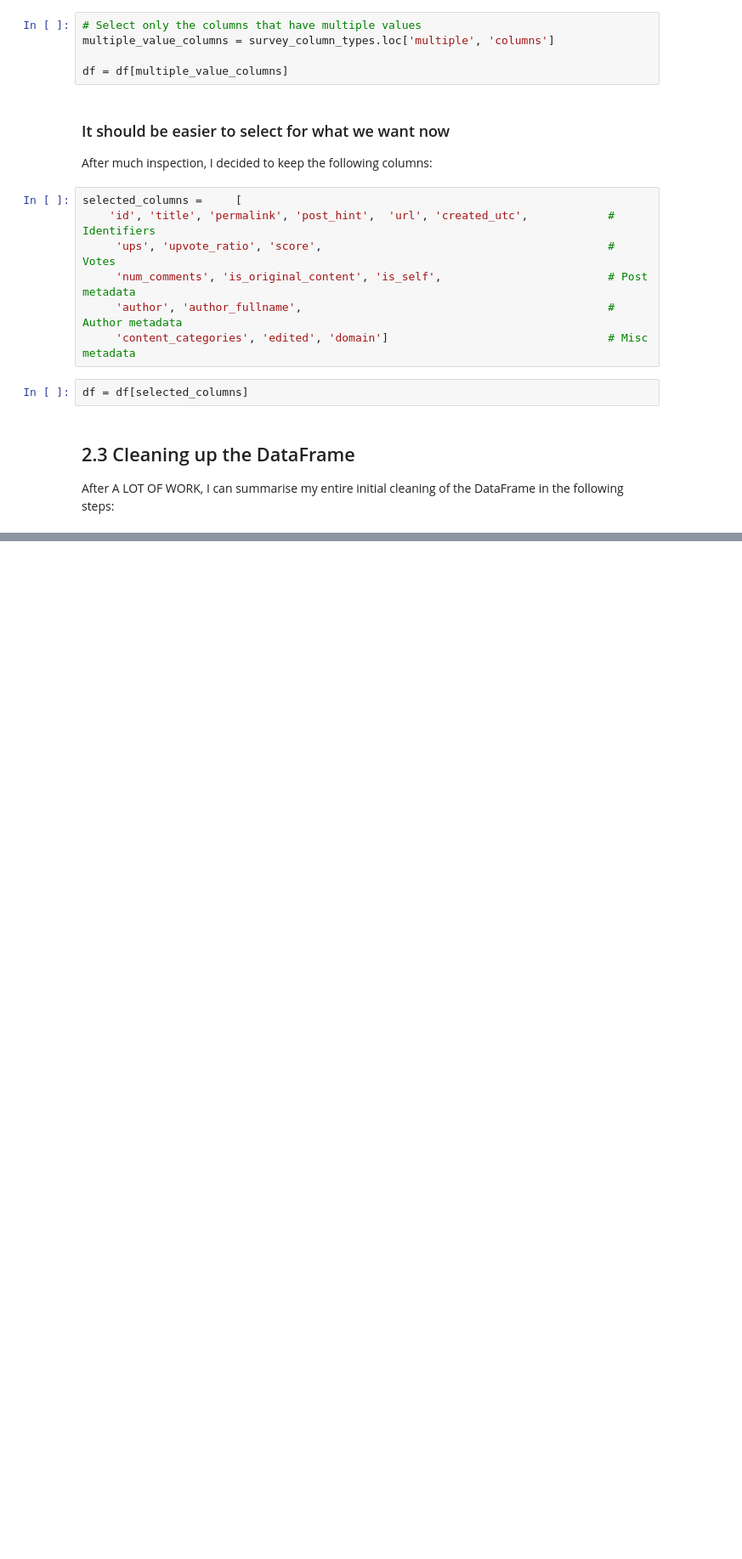
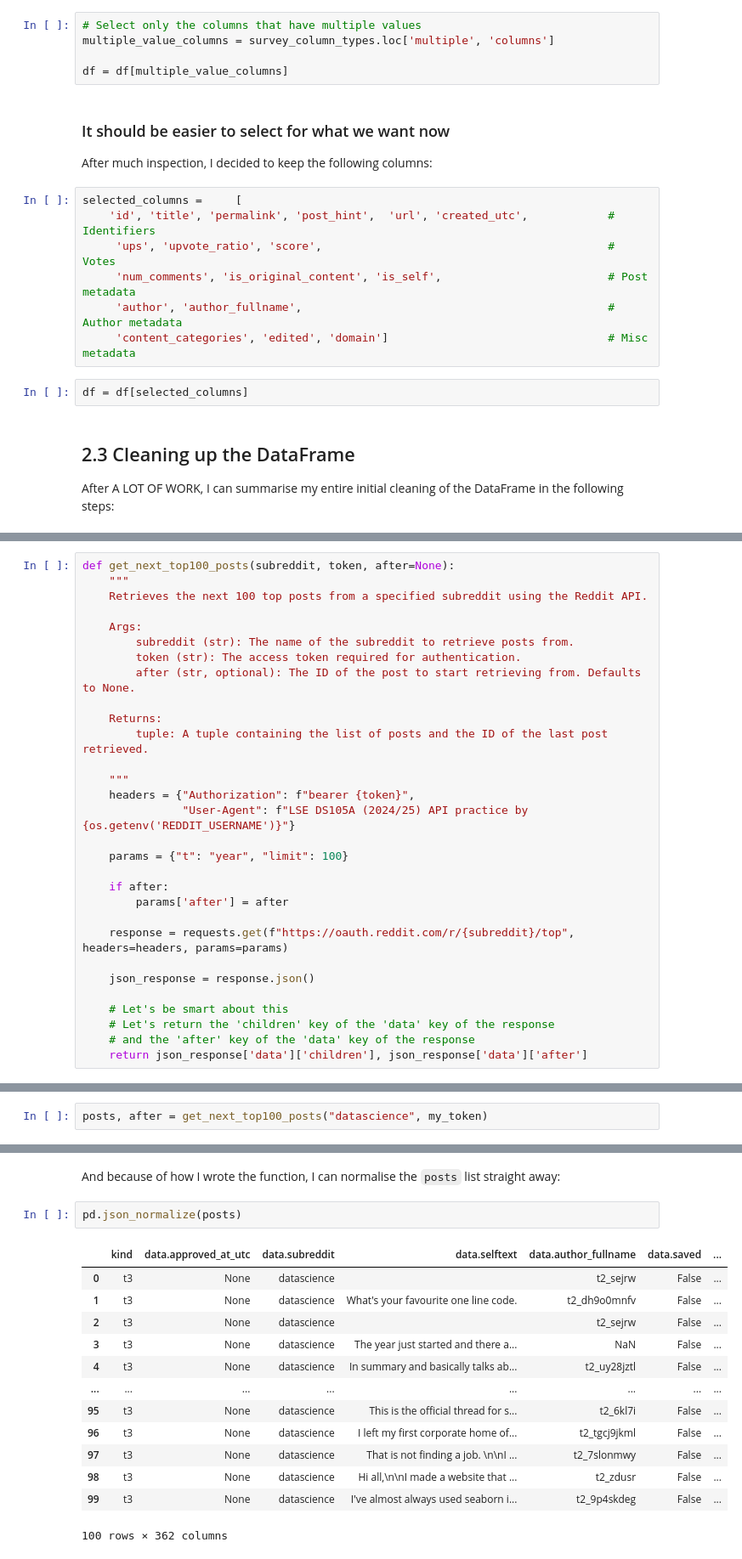
Before and after one commit to zoe-e-thomas/ds105a-2024, a Jupyter notebook: notebooks/W08-Lecture-NB01-API-with-credentials.ipynb, the cells around one changed output, grey strips where cells are left out. Shown: that part at 85% size. Drawn from its saved outputs; the diff is of its cells as text; blank space fills up the shorter version.

```diff
--- a/notebooks/W08-Lecture-NB01-API-with-credentials.ipynb
+++ b/notebooks/W08-Lecture-NB01-API-with-credentials.ipynb
@@ -552,0 +563,30 @@ df.head(5).set_index('permalink')
+# %%
+def get_next_top100_posts(subreddit, token, after=None):
+    """
+    Retrieves the next 100 top posts from a specified subreddit using the Reddit API.
+
+    Args:
+        subreddit (str): The name of the subreddit to retrieve posts from.
+        token (str): The access token required for authentication.
+        after (str, optional): The ID of the post to start retrieving from. Defaults to None.
+
+    Returns:
+        tuple: A tuple containing the list of posts and the ID of the last post retrieved.
+
+    """
+    headers = {"Authorization": f"bearer {token}",
+               "User-Agent": f"LSE DS105A (2024/25) API practice by {os.getenv('REDDIT_USERNAME')}"}
+
+    params = {"t": "year", "limit": 100}
+
+    if after:
+        params['after'] = after
+
+    response = requests.get(f"https://oauth.reddit.com/r/{subreddit}/top", headers=headers, params=params)
+
+    json_response = response.json()
+
+    # Let's be smart about this
+    # Let's return the 'children' key of the 'data' key of the response
+    # and the 'after' key of the 'data' key of the response
+    return json_response['data']['children'], json_response['data']['after']
@@ -552,0 +595,2 @@ df.head(5).set_index('permalink')
+# %%
+posts, after = get_next_top100_posts("datascience", my_token)
@@ -552,0 +603,18 @@ df.head(5).set_index('permalink')
+# %% [markdown]
+And because of how I wrote the function, I can normalise the `posts` list straight away:
+# %%
+pd.json_normalize(posts)
+# %% [output]
+|  | kind | data.approved_at_utc | data.subreddit | data.selftext | data.author_fullname | data.saved | ... |
+| 0 | t3 | None | datascience |  | t2_sejrw | False | ... |
+| 1 | t3 | None | datascience | What's your favourite one line code. | t2_dh9o0mnfv | False | ... |
+| 2 | t3 | None | datascience |  | t2_sejrw | False | ... |
+| 3 | t3 | None | datascience | The year just started and there a... | NaN | False | ... |
+| 4 | t3 | None | datascience | In summary and basically talks ab... | t2_uy28jztl | False | ... |
+| ... | ... | ... | ... | ... | ... | ... | ... |
+| 95 | t3 | None | datascience | This is the official thread for s... | t2_6kl7i | False | ... |
+| 96 | t3 | None | datascience | I left my first corporate home of... | t2_tgcj9jkml | False | ... |
+| 97 | t3 | None | datascience | That is not finding a job. \n\nI ... | t2_7slonmwy | False | ... |
+| 98 | t3 | None | datascience | Hi all,\n\nI made a website that ... | t2_zdusr | False | ... |
+| 99 | t3 | None | datascience | I've almost always used seaborn i... | t2_9p4skdeg | False | ... |
+100 rows × 362 columns
```
Also changed, not shown: parts of 27 cells of this notebook, 3 other files.
